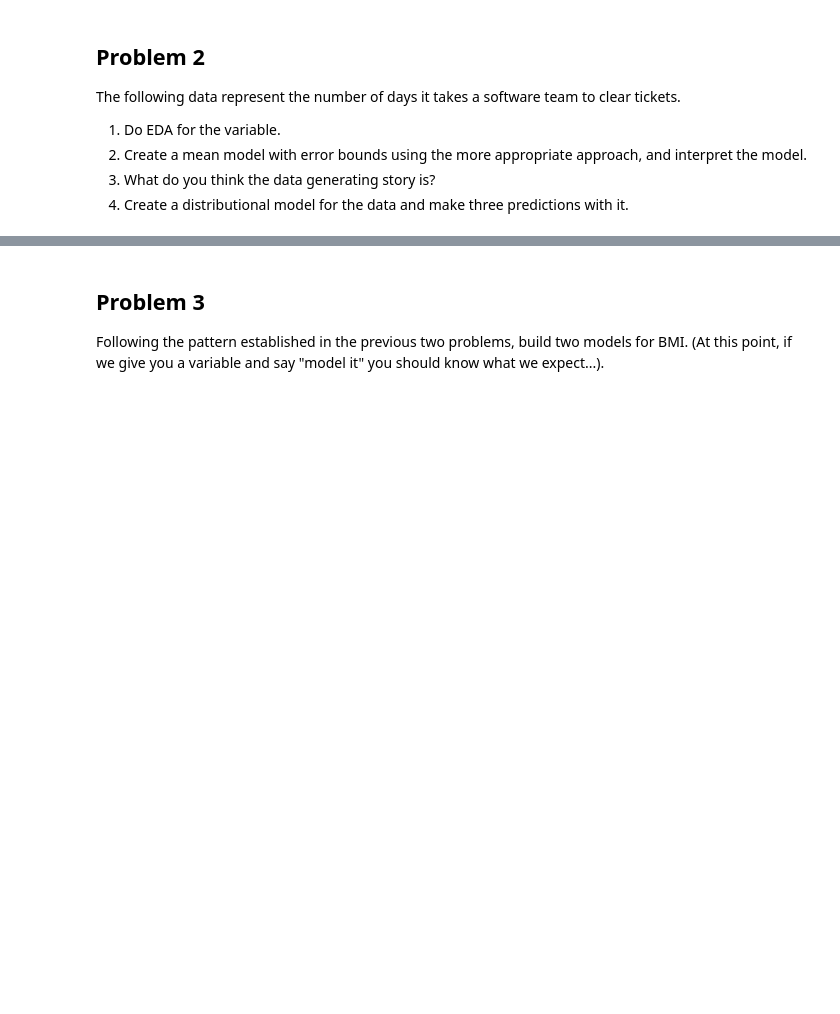
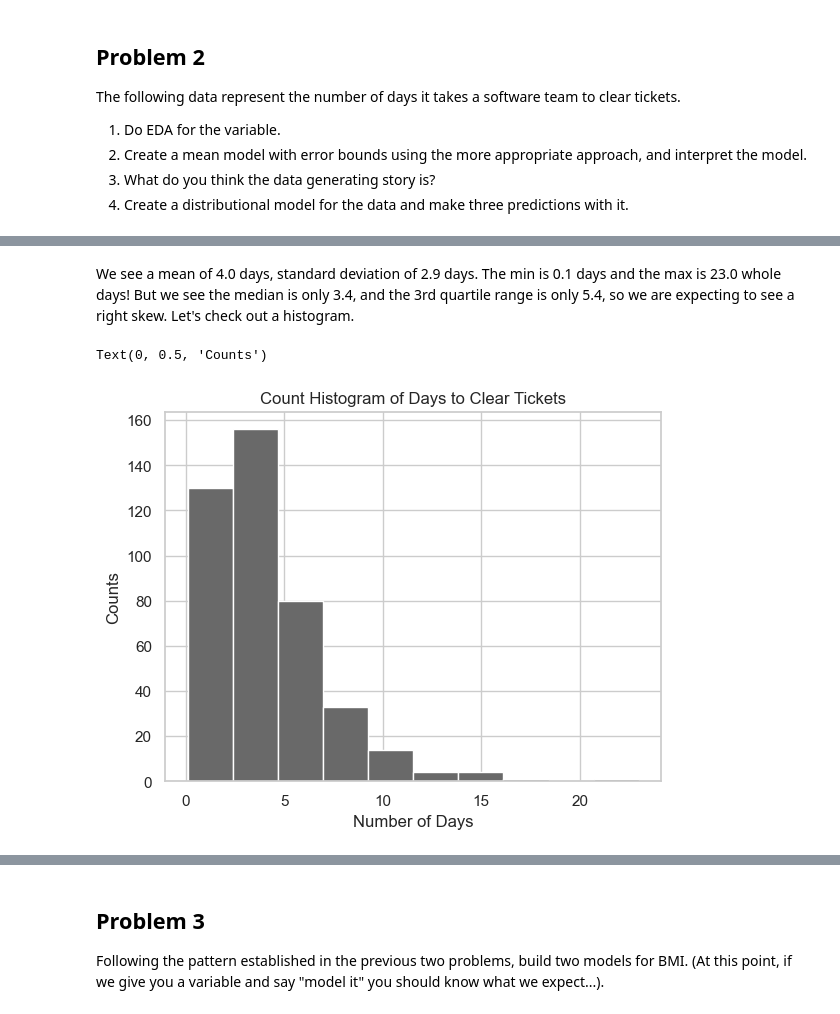
Before and after one commit to ansaridan/jhu-data-engineering-team-5, a Jupyter notebook: Module 6/Lab 6.ipynb, the cells around one changed output, grey strips where cells are left out. Cells and saved outputs as stored; diff of their text form; code cells hidden in the pictures; blank space fills up the shorter version.

```diff
--- a/Module 6/Lab 6.ipynb
+++ b/Module 6/Lab 6.ipynb
@@ -156,0 +277,10 @@ days = [8.0, 3.8, 4.0, 1.6, 2.6, 3.4, 8.7, 4.7, 6.1, 1.9, 6.0, 8.2, 2.7, 6.5, 1.
+# %% [markdown]
+We see a mean of 4.0 days, standard deviation of 2.9 days. The min is 0.1 days and the max is 23.0 whole days! But we see the median is only 3.4, and the 3rd quartile range is only 5.4, so we are expecting to see a right skew. Let's check out a histogram.
+# %%
+plt.hist(days, color='dimgray')
+plt.title('Count Histogram of Days to Clear Tickets')
+plt.xlabel('Number of Days')
+plt.ylabel('Counts')
+# %% [output]
+Text(0, 0.5, 'Counts')
+[figure, added]
```
Also changed, not shown: parts of 48 cells of this notebook.
